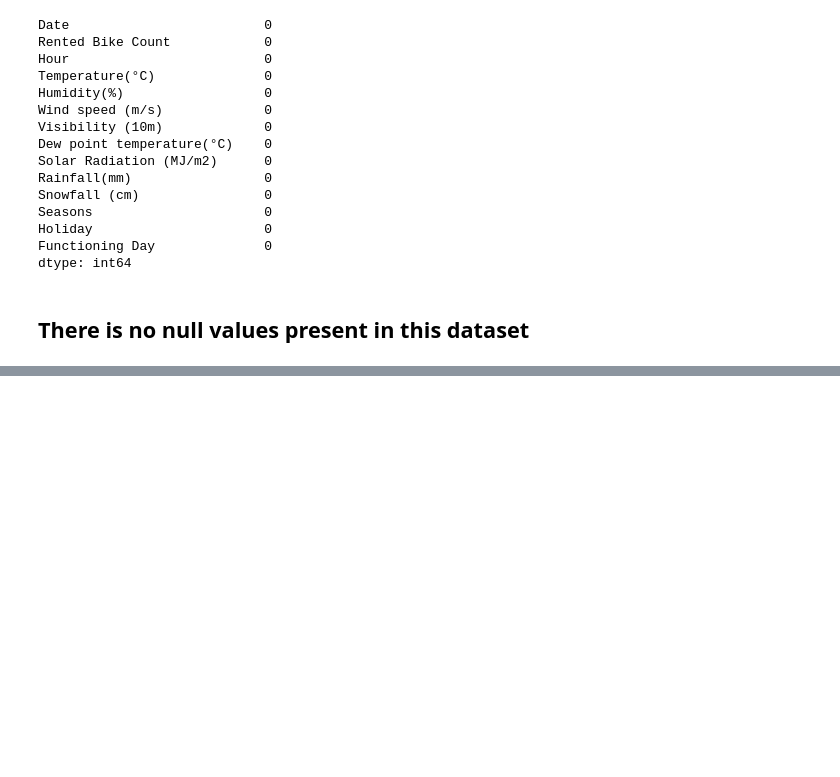
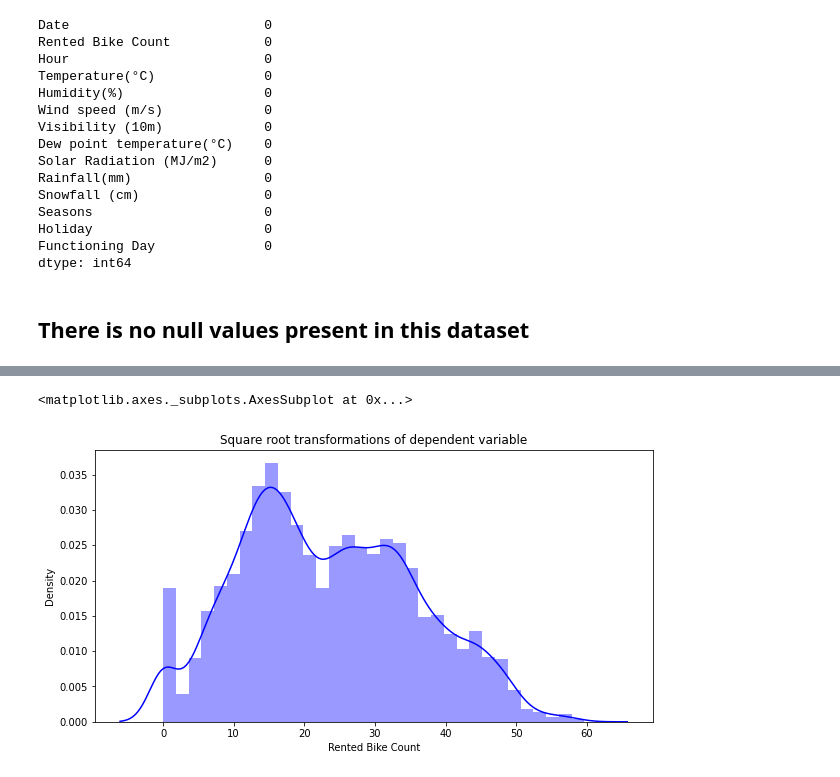
Before and after one commit to rashmipathrikar/bike-sharing-demand-prediction, a Jupyter notebook: Bike_sharing_demand_prediction_final_.ipynb, the cells around one changed output, grey strips where cells are left out. Cells and saved outputs as stored; diff of their text form; code cells hidden in the pictures; blank space fills up the shorter version.

```diff
--- a/Bike_sharing_demand_prediction_final_.ipynb
+++ b/Bike_sharing_demand_prediction_final_.ipynb
@@ -155,0 +227,8 @@ dtype: int64
+# %%
+# square_root transformation
+plt.figure(figsize=(10,5))
+plt.title('Square root transformations of dependent variable')
+sns.distplot(np.sqrt(df['Rented Bike Count']),color="b")
+# %% [output]
+<matplotlib.axes._subplots.AxesSubplot at 0x...>
+[figure, added]
```
Also changed, not shown: parts of 12 cells of this notebook.
